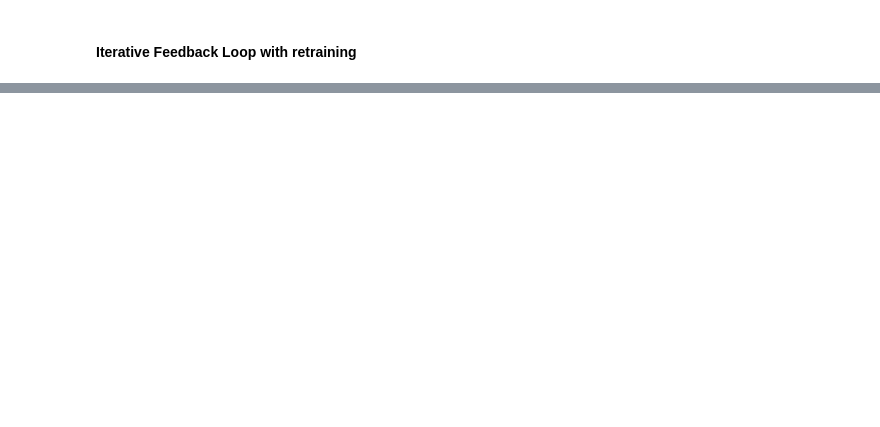
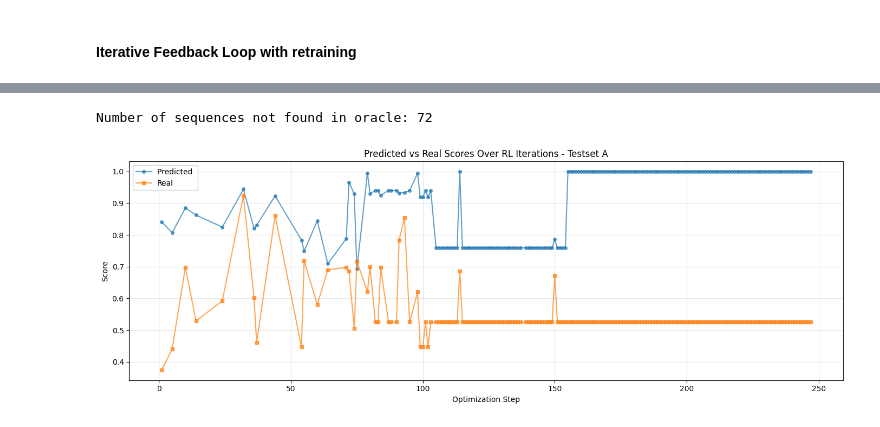
Before and after one commit to meier108/PracticalWork, a Jupyter notebook: model_training.ipynb, the cells around one changed output, grey strips where cells are left out. Drawn from its saved outputs; the diff is of its cells as text; code cells hidden in the pictures; blank space fills up the shorter version.

```diff
--- a/model_training.ipynb
+++ b/model_training.ipynb
@@ -364,0 +331,26 @@ plt.show()
+# %%
+def lookup_oracle_testset(values, oracle):
+    """ Look up real scores in generated sequences. If not found, drop the row. """
+    drop_cont = 0
+    scores = []
+    for seq in values['mutation']:
+        score = oracle_lookup(oracle, seq)
+        if score is not None and score > 0.0:
+            scores.append(score)
+        else:
+            scores.append(np.nan)
+            drop_cont += 1
+    print(f'Number of sequences not found in oracle: {drop_cont}')
+    values['real_score'] = scores
+    return values
+# %%
+values_copy = values_df.copy()
+
+test_a_oracle = build_oracle_df(df[df['split'] == 'test_a'])
+test_a_df = lookup_oracle_testset(values_copy, test_a_oracle)
+# drop rows with NaN real_score (sequences not found in oracle)
+test_a_df = test_a_df.dropna(subset=['real_score'], inplace=False)
+plot_results(test_a_df, 'Testset A')
+# %% [output]
+Number of sequences not found in oracle: 72
+[figure, added]
```
Also changed, not shown: parts of 20 cells of this notebook.
